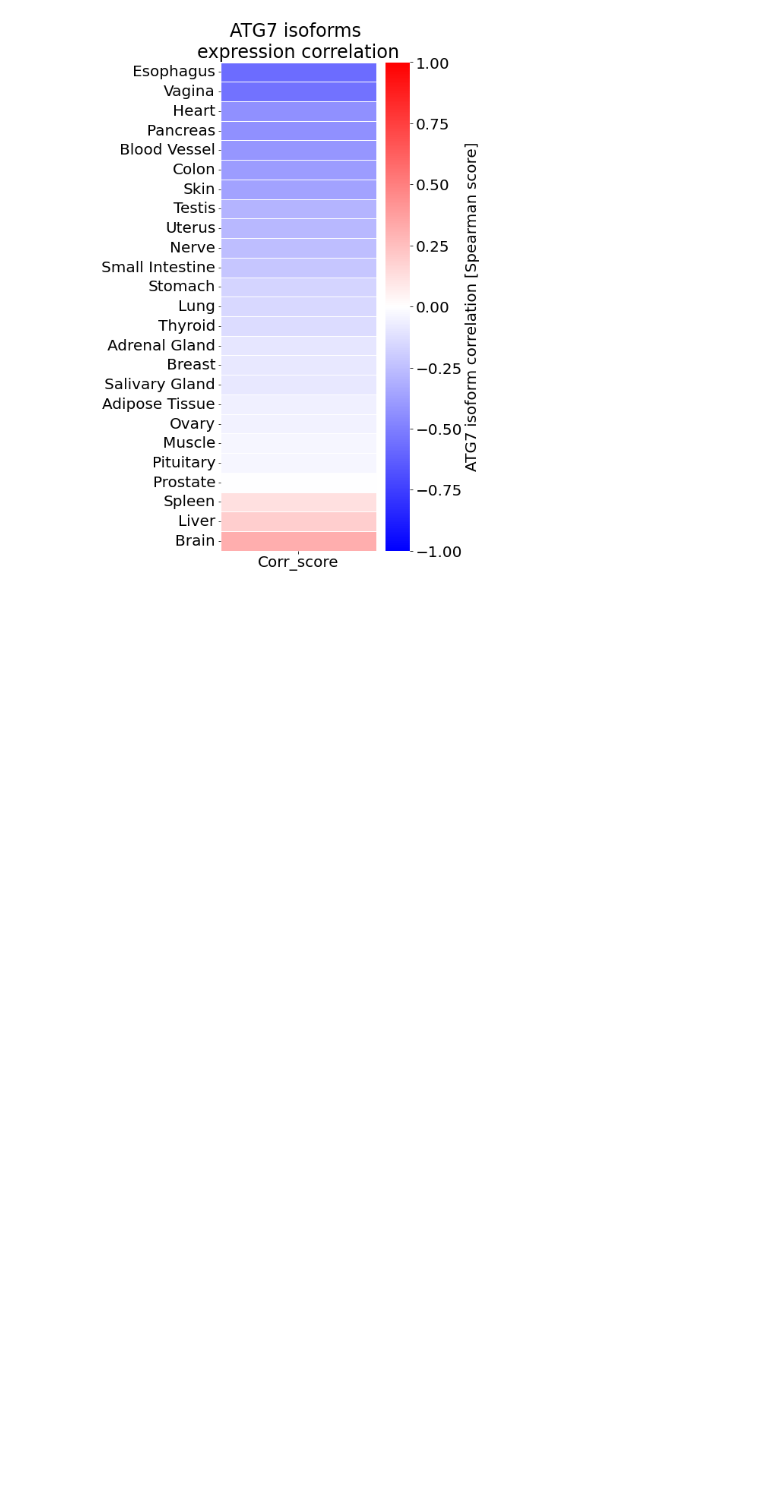
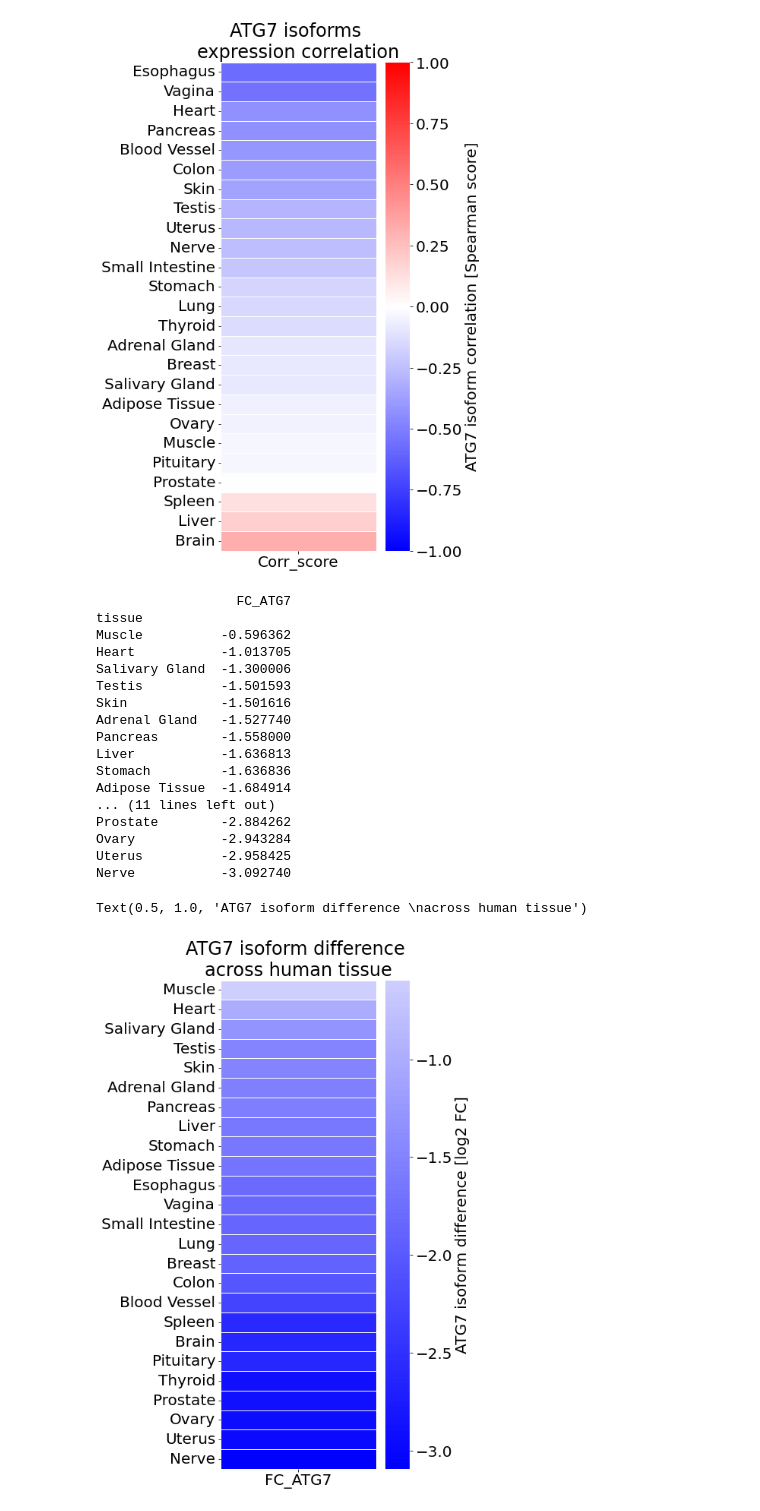
Before and after one commit to Keviosta/Article_short_isoform_ATG7_private, a Jupyter notebook: a_ATG7 characterisation/All_tissues_Tissues_differences_ATG7_isoform_characterisation-only_normal.ipynb, the cells around one changed output. Drawn from its saved outputs; the diff is of its cells as text; code cells hidden in the pictures; blank space fills up the shorter version.

```diff
--- a/a_ATG7 characterisation/All_tissues_Tissues_differences_ATG7_isoform_characterisation-only_normal.ipynb
+++ b/a_ATG7 characterisation/All_tissues_Tissues_differences_ATG7_isoform_characterisation-only_normal.ipynb
@@ -309,3 +310,61 @@ title_file = 'Heatmap_Correlation'
 plt.savefig(path+path2+title_file+'.svg')
 # %% [output]
 [figure]
+# %%
+# Calculate fold change.
+tissues = set( list(df_ATG7_Normal["Primary_Site"]) )
+tissue_l = []
+
+isoforms = 'ATG7_1', 'ATG7_2'
+
+foldchange_l = []
+
+for tissue in tissues:
+    tissue_l.append(tissue)
+
+    df = df_ATG7_Normal[df_ATG7_Normal['Primary_Site'] == tissue]
+    #calculate FoldChange (primary / normal)
+    fc = df['ATG7_2'].median() - df['ATG7_1'].median()
+    foldchange_l.append(fc)
+
+#save in dict, then to df
+d = dict(tissue = tissue_l, FC_ATG7 = foldchange_l)
+df_ATG7_diff_tissues = pandas.DataFrame.from_dict(d, orient='columns')
+df_ATG7_diff_tissues = df_ATG7_diff_tissues.sort_values('FC_ATG7', ascending=False)
+# and reset_index
+df_ATG7_diff_tissues.set_index('tissue',inplace = True, drop = True)
+print(df_ATG7_diff_tissues)
+
+#Heatmap correlation
+df = df_ATG7_diff_tissues
+HeatMap_df = df[['FC_ATG7']].astype(float)
+
+plt.subplots(figsize=(5,10))
+plt.tight_layout()
+seaborn.heatmap(HeatMap_df, annot=False, cmap="bwr", linewidths=.5, center=0,
+               cbar_kws={'label': 'ATG7 isoform difference [log2 FC]'})
+plt.ylabel('')
+plt.title('ATG7 isoform difference \nacross human tissue')
+
+# title_file = 'Heatmap_Correlation'
+# plt.savefig(path+path2+title_file+'.svg')
+# %% [output]
+                  FC_ATG7
+tissue
+Muscle          -0.596362
+Heart           -1.013705
+Salivary Gland  -1.300006
+Testis          -1.501593
+Skin            -1.501616
+Adrenal Gland   -1.527740
+Pancreas        -1.558000
+Liver           -1.636813
+Stomach         -1.636836
+Adipose Tissue  -1.684914
+... (11 lines left out)
+Prostate        -2.884262
+Ovary           -2.943284
+Uterus          -2.958425
+Nerve           -3.092740
+Text(0.5, 1.0, 'ATG7 isoform difference \nacross human tissue')
+[figure, added]
```
Also changed, not shown: parts of 2 cells of this notebook, 5 other files.
